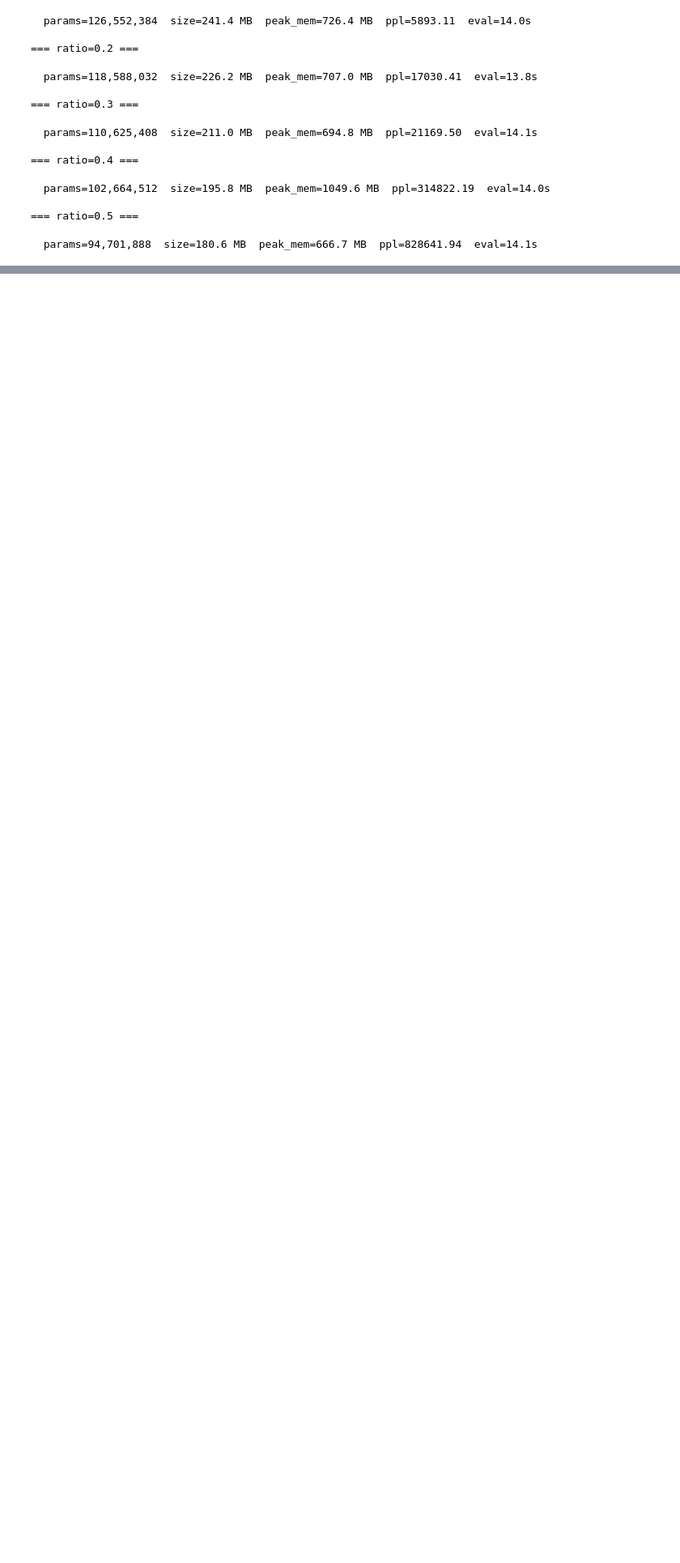
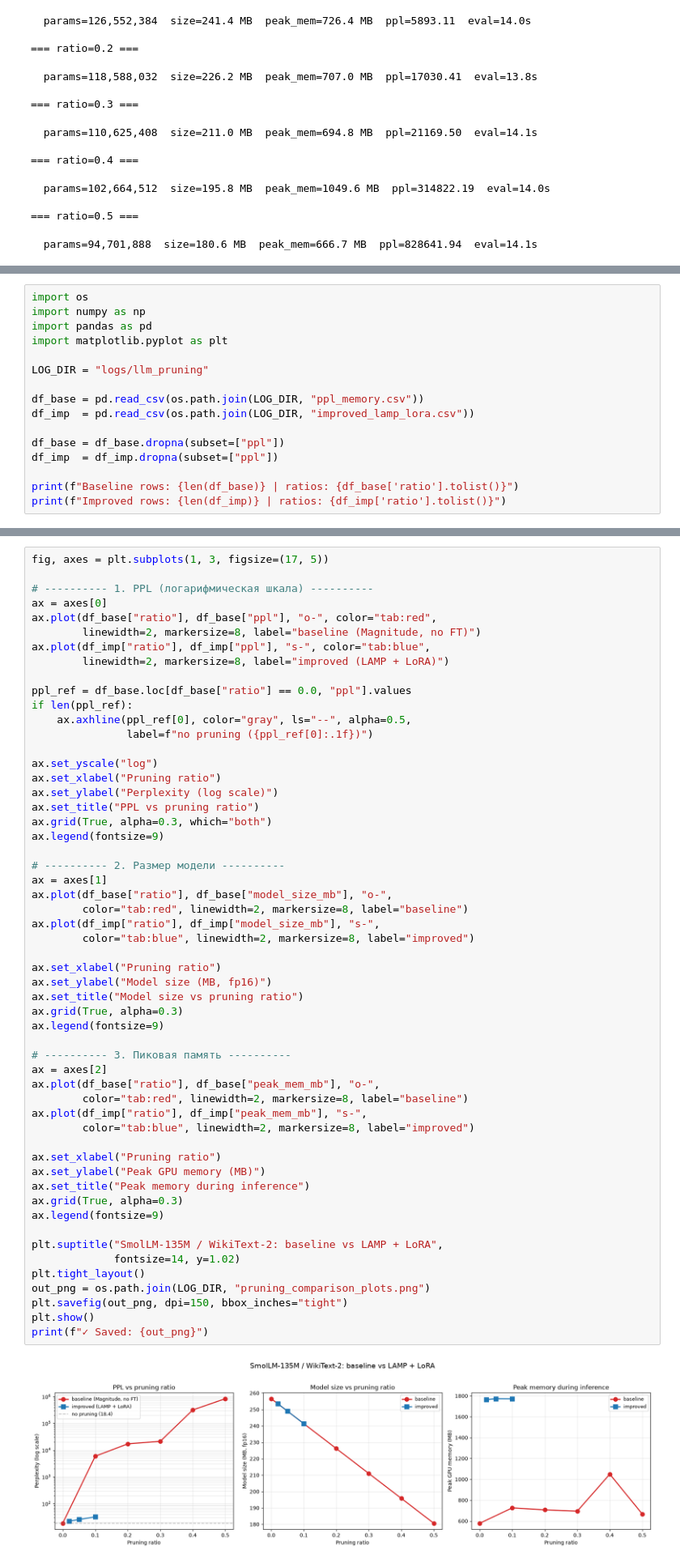
Before and after one commit to Neurozepam/-Quantization-and-Pruning, a Jupyter notebook: pruning/exp04.ipynb, the cells around one changed output, grey strips where cells are left out. Shown at 81% size. Drawn from its saved outputs; the diff is of its cells as text; blank space fills up the shorter version.

```diff
--- a/pruning/exp04.ipynb
+++ b/pruning/exp04.ipynb
@@ -211,0 +431,16 @@ for ratio in PRUNING_RATIOS:
+# %%
+import os
+import numpy as np
+import pandas as pd
+import matplotlib.pyplot as plt
+
+LOG_DIR = "logs/llm_pruning"
+
+df_base = pd.read_csv(os.path.join(LOG_DIR, "ppl_memory.csv"))
+df_imp  = pd.read_csv(os.path.join(LOG_DIR, "improved_lamp_lora.csv"))
+
+df_base = df_base.dropna(subset=["ppl"])
+df_imp  = df_imp.dropna(subset=["ppl"])
+
+print(f"Baseline rows: {len(df_base)} | ratios: {df_base['ratio'].tolist()}")
+print(f"Improved rows: {len(df_imp)} | ratios: {df_imp['ratio'].tolist()}")
@@ -211,0 +450,57 @@ for ratio in PRUNING_RATIOS:
+# %%
+fig, axes = plt.subplots(1, 3, figsize=(17, 5))
+
+# ---------- 1. PPL (логарифмическая шкала) ----------
+ax = axes[0]
+ax.plot(df_base["ratio"], df_base["ppl"], "o-", color="tab:red",
+        linewidth=2, markersize=8, label="baseline (Magnitude, no FT)")
+ax.plot(df_imp["ratio"], df_imp["ppl"], "s-", color="tab:blue",
+        linewidth=2, markersize=8, label="improved (LAMP + LoRA)")
+
+ppl_ref = df_base.loc[df_base["ratio"] == 0.0, "ppl"].values
+if len(ppl_ref):
+    ax.axhline(ppl_ref[0], color="gray", ls="--", alpha=0.5,
+               label=f"no pruning ({ppl_ref[0]:.1f})")
+
+ax.set_yscale("log")
+ax.set_xlabel("Pruning ratio")
+ax.set_ylabel("Perplexity (log scale)")
+ax.set_title("PPL vs pruning ratio")
+ax.grid(True, alpha=0.3, which="both")
+ax.legend(fontsize=9)
+
+# ---------- 2. Размер модели ----------
+ax = axes[1]
+ax.plot(df_base["ratio"], df_base["model_size_mb"], "o-",
+        color="tab:red", linewidth=2, markersize=8, label="baseline")
+ax.plot(df_imp["ratio"], df_imp["model_size_mb"], "s-",
+        color="tab:blue", linewidth=2, markersize=8, label="improved")
+
+ax.set_xlabel("Pruning ratio")
+ax.set_ylabel("Model size (MB, fp16)")
+ax.set_title("Model size vs pruning ratio")
+ax.grid(True, alpha=0.3)
+ax.legend(fontsize=9)
+
+# ---------- 3. Пиковая память ----------
+ax = axes[2]
+ax.plot(df_base["ratio"], df_base["peak_mem_mb"], "o-",
+        color="tab:red", linewidth=2, markersize=8, label="baseline")
+ax.plot(df_imp["ratio"], df_imp["peak_mem_mb"], "s-",
+        color="tab:blue", linewidth=2, markersize=8, label="improved")
+
+ax.set_xlabel("Pruning ratio")
+ax.set_ylabel("Peak GPU memory (MB)")
+ax.set_title("Peak memory during inference")
+ax.grid(True, alpha=0.3)
+ax.legend(fontsize=9)
+
+plt.suptitle("SmolLM-135M / WikiText-2: baseline vs LAMP + LoRA",
+             fontsize=14, y=1.02)
+plt.tight_layout()
+out_png = os.path.join(LOG_DIR, "pruning_comparison_plots.png")
+plt.savefig(out_png, dpi=150, bbox_inches="tight")
+plt.show()
+print(f"✓ Saved: {out_png}")
+# %% [output]
+[figure, added]
```
Also changed, not shown: parts of 10 cells of this notebook.
